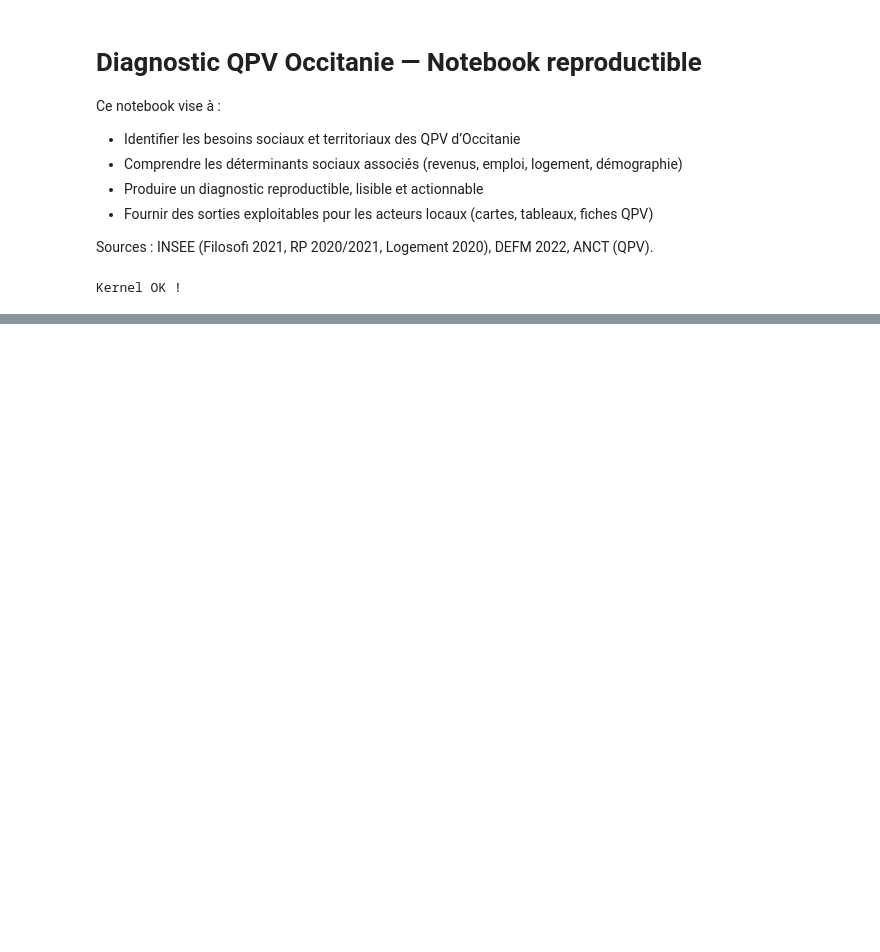
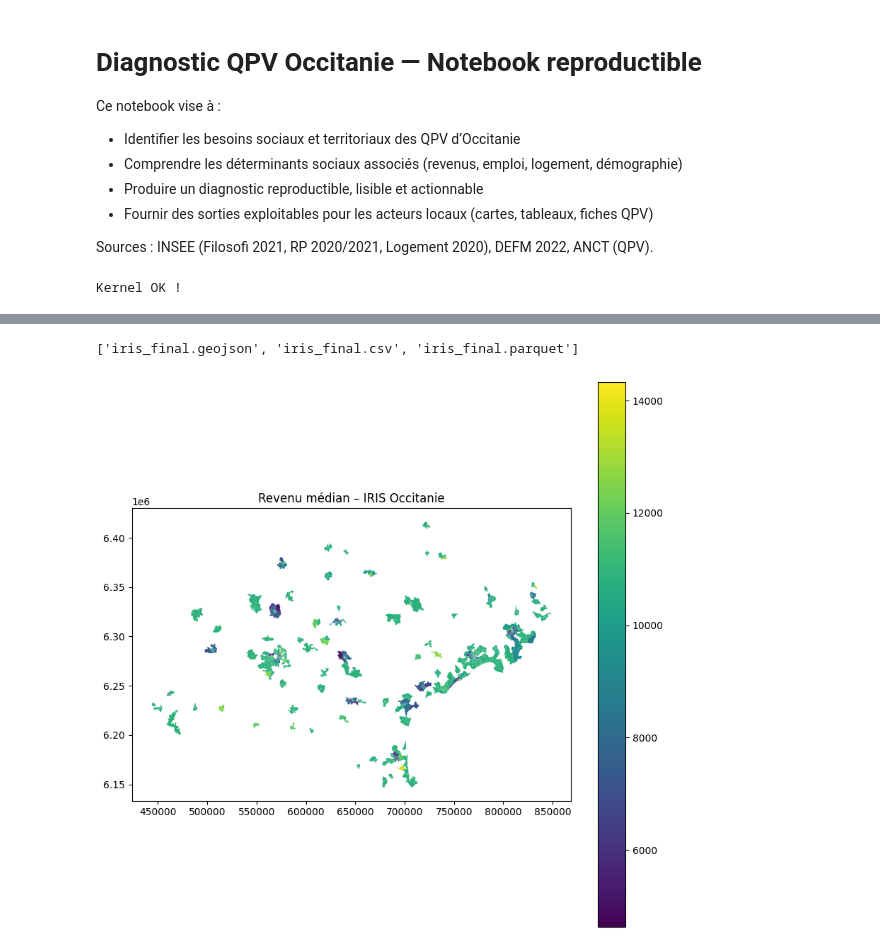
Before and after one commit to jjchabutDataCRM/sante-territoires, a Jupyter notebook: notebooks/Diagnostic_QPV_Occitanie.ipynb, the cells around one changed output, grey strips where cells are left out. Drawn from its saved outputs; the diff is of its cells as text; code cells hidden in the pictures; blank space fills up the shorter version.

```diff
--- a/notebooks/Diagnostic_QPV_Occitanie.ipynb
+++ b/notebooks/Diagnostic_QPV_Occitanie.ipynb
@@ -413,0 +766,13 @@ Tableau d'indicateurs clés QPV construit.
+# %%
+iris_final = iris_qpv.merge(
+    iris_full,
+    on="IRIS",
+    how="left"
+)
+
+iris_final = iris_final.merge(
+    revenus_clean,
+    on="QPV_CODE",
+    how="left",
+    suffixes=("", "_REV")
+)
@@ -413,0 +817,16 @@ Tableau d'indicateurs clés QPV construit.
+# %%
+iris_final["DEP"] = iris_final["IRIS"].str[:2]
+# %%
+revenu_dep = iris_final.groupby("DEP")["DEC_MED_A21"].transform("median")
+iris_final["DEC_MED_A21"] = iris_final["DEC_MED_A21"].fillna(revenu_dep)
+# %%
+# Indicateurs revenus
+iris_final["revenu_median"] = iris_final["DEC_MED_A21"]
+iris_final["revenu_q1"] = iris_final["DEC_Q1_A21"]
+iris_final["revenu_q3"] = iris_final["DEC_Q3_A21"]
+
+# Indicateur bas revenus (Q1 / médian)
+iris_final["taux_bas_revenus"] = iris_final["revenu_q1"] / iris_final["revenu_median"]
+
+# QPV vs hors QPV
+iris_final["is_qpv"] = iris_final["QPV_CODE"].notna().astype(int)
@@ -413,0 +904,4 @@ Tableau d'indicateurs clés QPV construit.
+# %%
+os.listdir("../data/processed")
+# %% [output]
+['iris_final.geojson', 'iris_final.csv', 'iris_final.parquet']
@@ -413,0 +912,7 @@ Tableau d'indicateurs clés QPV construit.
+# %%
+fig, ax = plt.subplots(1, 1, figsize=(10, 10))
+iris_final.plot(column="revenu_median", cmap="viridis", legend=True, ax=ax)
+plt.title("Revenu médian – IRIS Occitanie")
+plt.show()
+# %% [output]
+[figure, added]
```
Also changed, not shown: parts of 94 cells of this notebook, 2 other files.
